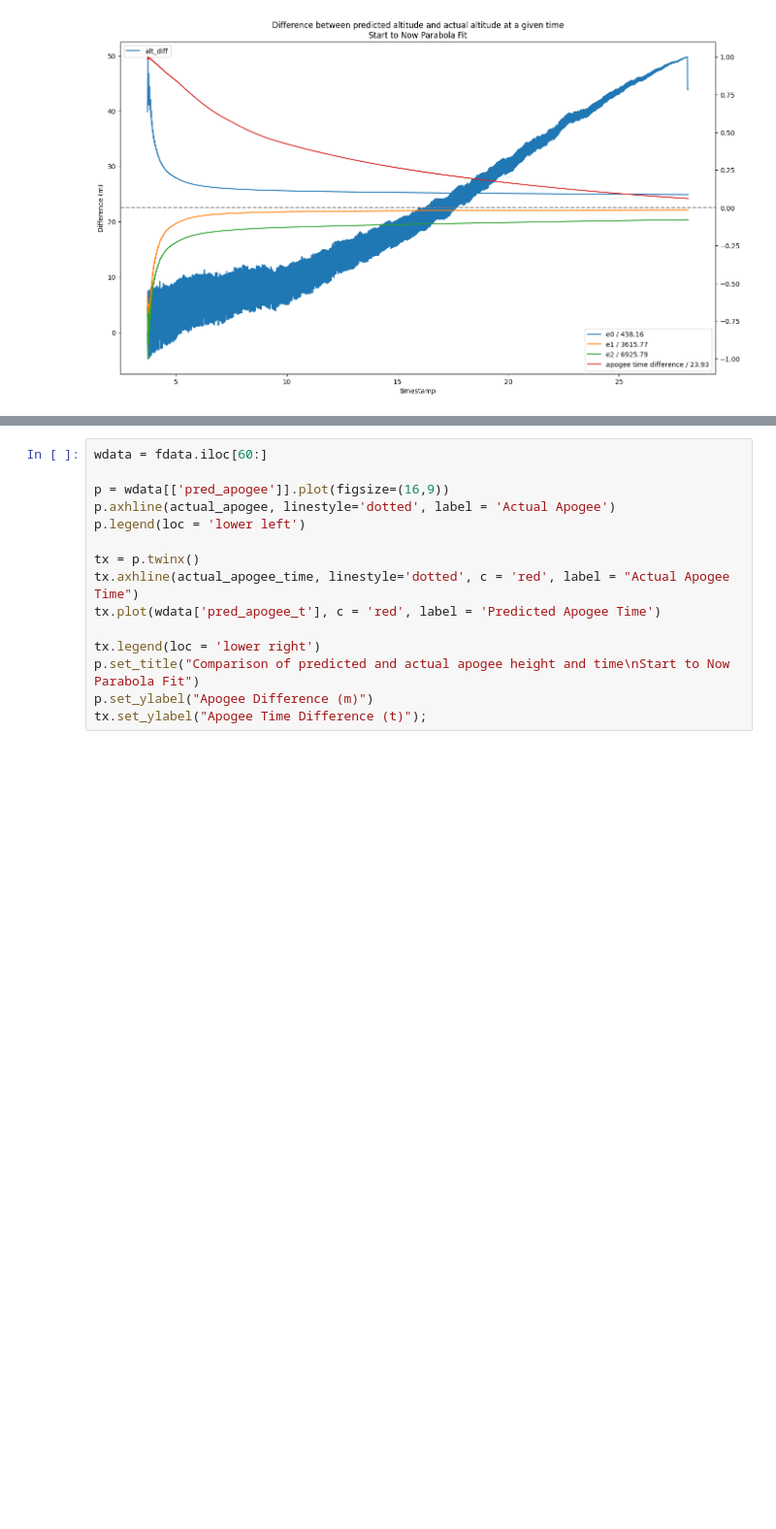
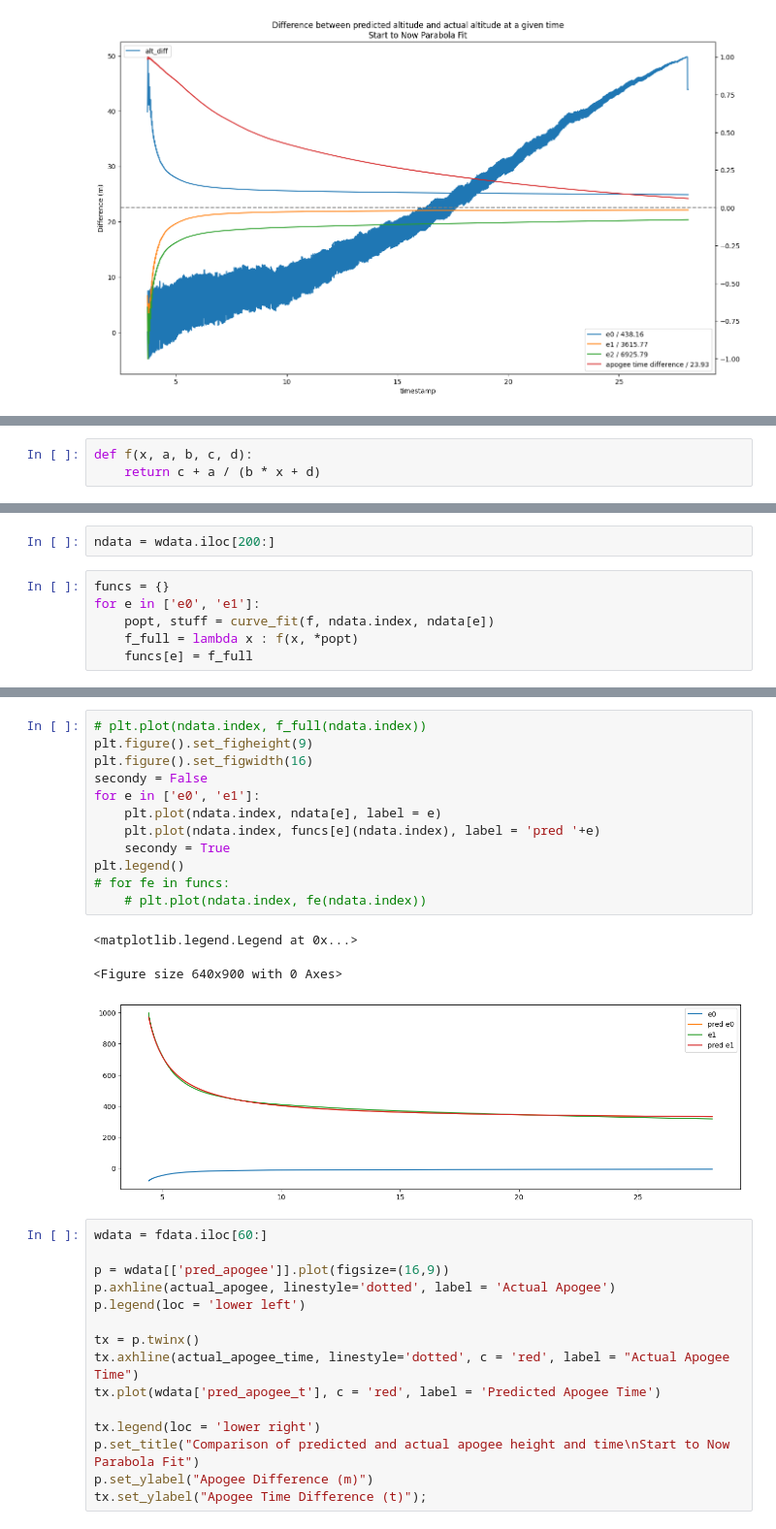
Before and after one commit to cowsed/DeploymentMod, a Jupyter notebook: FittingExperiments/global_parabola.ipynb, the cells around one changed output, grey strips where cells are left out. Shown at 97% size. Cells and saved outputs as stored; diff of their text form; blank space fills up the shorter version.

```diff
--- a/Experiments/global_parabola.ipynb
+++ b/FittingExperiments/global_parabola.ipynb
@@ -119,0 +125,3 @@ tx.legend(loc = 'lower right')
+# %%
+def f(x, a, b, c, d):
+    return c + a / (b * x + d)
@@ -119,0 +130,8 @@ tx.legend(loc = 'lower right')
+# %%
+ndata = wdata.iloc[200:]
+# %%
+funcs = {}
+for e in ['e0', 'e1']:
+    popt, stuff = curve_fit(f, ndata.index, ndata[e])
+    f_full = lambda x : f(x, *popt)
+    funcs[e] = f_full
@@ -120,3 +167,19 @@ tx.legend(loc = 'lower right')
+# %%
+# plt.plot(ndata.index, f_full(ndata.index))
+plt.figure().set_figheight(9)
+plt.figure().set_figwidth(16)
+secondy = False
+for e in ['e0', 'e1']:
+    plt.plot(ndata.index, ndata[e], label = e)
+    plt.plot(ndata.index, funcs[e](ndata.index), label = 'pred '+e)
+    secondy = True
+plt.legend()
+# for fe in funcs:
+    # plt.plot(ndata.index, fe(ndata.index))
+# %% [output]
+<matplotlib.legend.Legend at 0x...>
+<Figure size 640x900 with 0 Axes>
+[figure, added]
 # %%
 wdata = fdata.iloc[60:]
 
```
Also changed, not shown: parts of 5 cells of this notebook, 17 other files.
